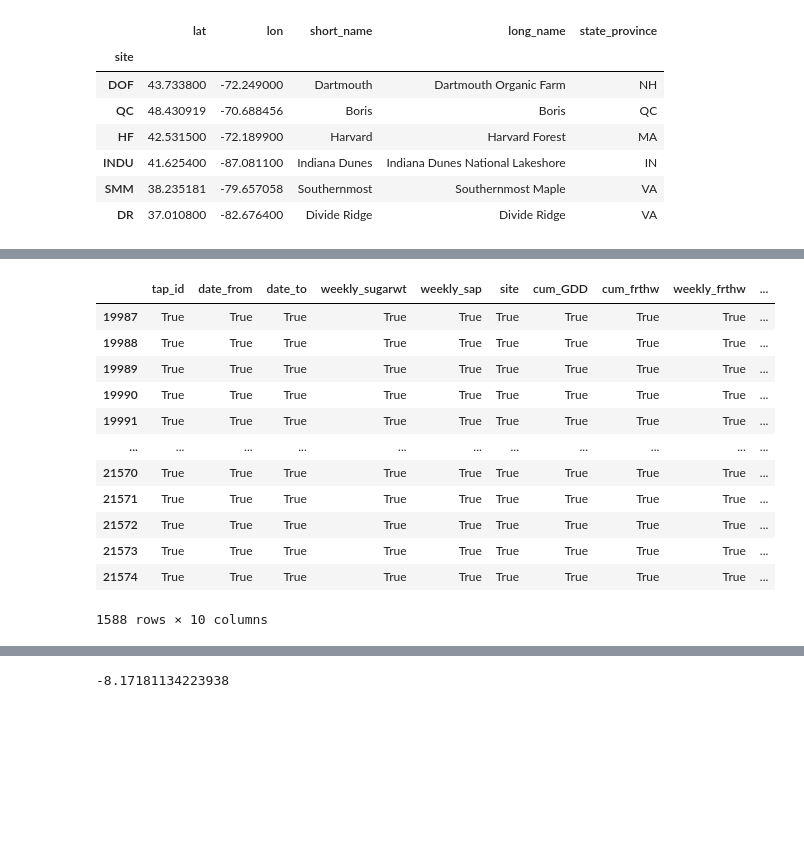
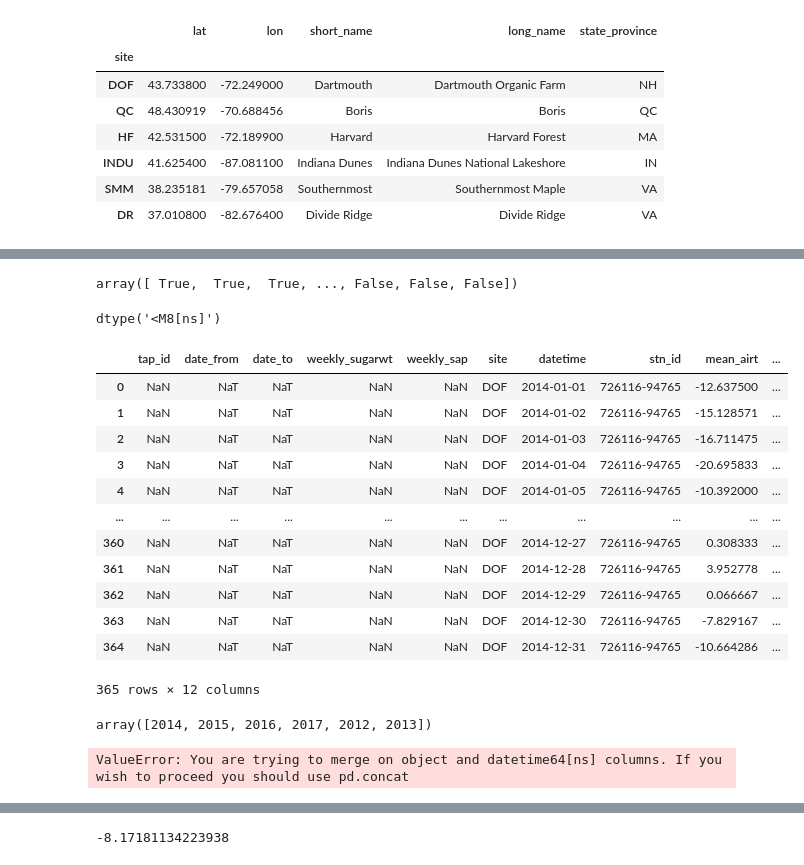
Before and after one commit to spentelow/sapflow, a Jupyter notebook: houle_analysis.ipynb, the cells around one changed output, grey strips where cells are left out. Cells and saved outputs as stored; diff of their text form; code cells hidden in the pictures; blank space fills up the shorter version.

```diff
--- a/houle_analysis.ipynb
+++ b/houle_analysis.ipynb
@@ -47 +80,52 @@ location
+# %%
+gdd_frthw.index.year==2016
+# %% [output]
+array([ True,  True,  True, ..., False, False, False])
+# %%
+sap_sugar_df['datetime'] = pd.to_datetime(sap_sugar_df['date_from'].dt.date + (sap_sugar_df['date_to'].dt.date-sap_sugar_df['date_from'].dt.date)/2)
+sap_sugar_df.datetime.dtype
+# %% [output]
+dtype('<M8[ns]')
+# %%
+sap_sugar_df[(sap_sugar_df.site==site) & (sap_sugar_df.tap_id=='DOF8A')].merge(gdd_frthw[(gdd_frthw.site==site) & (gdd_frthw.index.year==2014)], how='right', on = ['datetime', 'site']).iloc[:]
+# %% [output]
+|  | tap_id | date_from | date_to | weekly_sugarwt | weekly_sap | site | datetime | stn_id | mean_airt | ... |
+| 0 | NaN | NaT | NaT | NaN | NaN | DOF | 2014-01-01 | 726116-94765 | -12.637500 | ... |
+| 1 | NaN | NaT | NaT | NaN | NaN | DOF | 2014-01-02 | 726116-94765 | -15.128571 | ... |
+| 2 | NaN | NaT | NaT | NaN | NaN | DOF | 2014-01-03 | 726116-94765 | -16.711475 | ... |
+| 3 | NaN | NaT | NaT | NaN | NaN | DOF | 2014-01-04 | 726116-94765 | -20.695833 | ... |
+| 4 | NaN | NaT | NaT | NaN | NaN | DOF | 2014-01-05 | 726116-94765 | -10.392000 | ... |
+| ... | ... | ... | ... | ... | ... | ... | ... | ... | ... | ... |
+| 360 | NaN | NaT | NaT | NaN | NaN | DOF | 2014-12-27 | 726116-94765 | 0.308333 | ... |
+| 361 | NaN | NaT | NaT | NaN | NaN | DOF | 2014-12-28 | 726116-94765 | 3.952778 | ... |
+| 362 | NaN | NaT | NaT | NaN | NaN | DOF | 2014-12-29 | 726116-94765 | 0.066667 | ... |
+| 363 | NaN | NaT | NaT | NaN | NaN | DOF | 2014-12-30 | 726116-94765 | -7.829167 | ... |
+| 364 | NaN | NaT | NaT | NaN | NaN | DOF | 2014-12-31 | 726116-94765 | -10.664286 | ... |
+365 rows × 12 columns
+# %%
+sap_sugar_df.datetime.dt.year.unique()
+# %% [output]
+array([2014, 2015, 2016, 2017, 2012, 2013])
+# %%
+# Add datetime column to sap_sugar_df containing the halfway date between date_from and date_to
+sap_sugar_df['datetime'] = sap_sugar_df['date_from'].dt.date + (sap_sugar_df['date_to'].dt.date-sap_sugar_df['date_from'].dt.date)/2
+
+full_sap = pd.DataFrame(columns = ['tap_id', 'date_from', 'date_to', 'weekly_sugarwt', 'weekly_sap', 'site', 'cum_GDD', 'cum_frthw', 'weekly_frthw', 'sap_binary'])
+
+for site in sap_sugar_df.site.unique():
+    sap_sugar_site = sap_sugar_df[sap_sugar_df.site==site]
+    for tap in sap_sugar_site.tap_id.unique():
+        sap_sugar_tap = sap_sugar_site[sap_sugar_site.tap_id==tap]
+        for year in sap_sugar_tap.datetime.dt.year.unique():
+            sap_sugar_year = sap_sugar_tap[sap_sugar_tap.datetime.dt.year == year]
+
+            # should use date-to instead of datetime for sap_sugar_year
+            sap_sugar_year = sap_sugar_year.merge(gdd_frthw[(gdd_frthw.site==site) & (gdd_frthw.index.year==2014)], how='right', on = ['datetime', 'site'])
+            sap_sugar_year.loc[:,'weekly_frthw'] = sap_sugar_site.loc[:,'cum_frthw'] - sap_sugar_site['date_from'].apply(lambda x: gdd_frthw_site.loc[x]['frthw'])  # Add total weekly freeze-thaw cycles column
+            sap_sugar_site['sap_binary'] = sap_sugar_site['weekly_sap'].apply(lambda x: 0 if ((pd.isnull(x)) | (x==0)) else 1)  # Add column indicating if there was any sap flow in a given week
+            full_sap = full_sap.append(sap_sugar_site)
+
+full_sap.sap_binary = full_sap.sap_binary.astype('int')
+# %% [output]
+ValueError: You are trying to merge on object and datetime64[ns] columns. If you wish to proceed you should use pd.concat
 # %%
@@ -57,16 +146,0 @@ for site in sap_sugar_df.site.unique():
-# %%
-full_sap[full_sap.site=='SMM']==sap_sugar_site
-# %% [output]
-|  | tap_id | date_from | date_to | weekly_sugarwt | weekly_sap | site | cum_GDD | cum_frthw | weekly_frthw | ... |
-| 19987 | True | True | True | True | True | True | True | True | True | ... |
-| 19988 | True | True | True | True | True | True | True | True | True | ... |
-| 19989 | True | True | True | True | True | True | True | True | True | ... |
-| 19990 | True | True | True | True | True | True | True | True | True | ... |
-| 19991 | True | True | True | True | True | True | True | True | True | ... |
-| ... | ... | ... | ... | ... | ... | ... | ... | ... | ... | ... |
-| 21570 | True | True | True | True | True | True | True | True | True | ... |
-| 21571 | True | True | True | True | True | True | True | True | True | ... |
-| 21572 | True | True | True | True | True | True | True | True | True | ... |
-| 21573 | True | True | True | True | True | True | True | True | True | ... |
-| 21574 | True | True | True | True | True | True | True | True | True | ... |
-1588 rows × 10 columns
```
Also changed, not shown: parts of 28 cells of this notebook.
